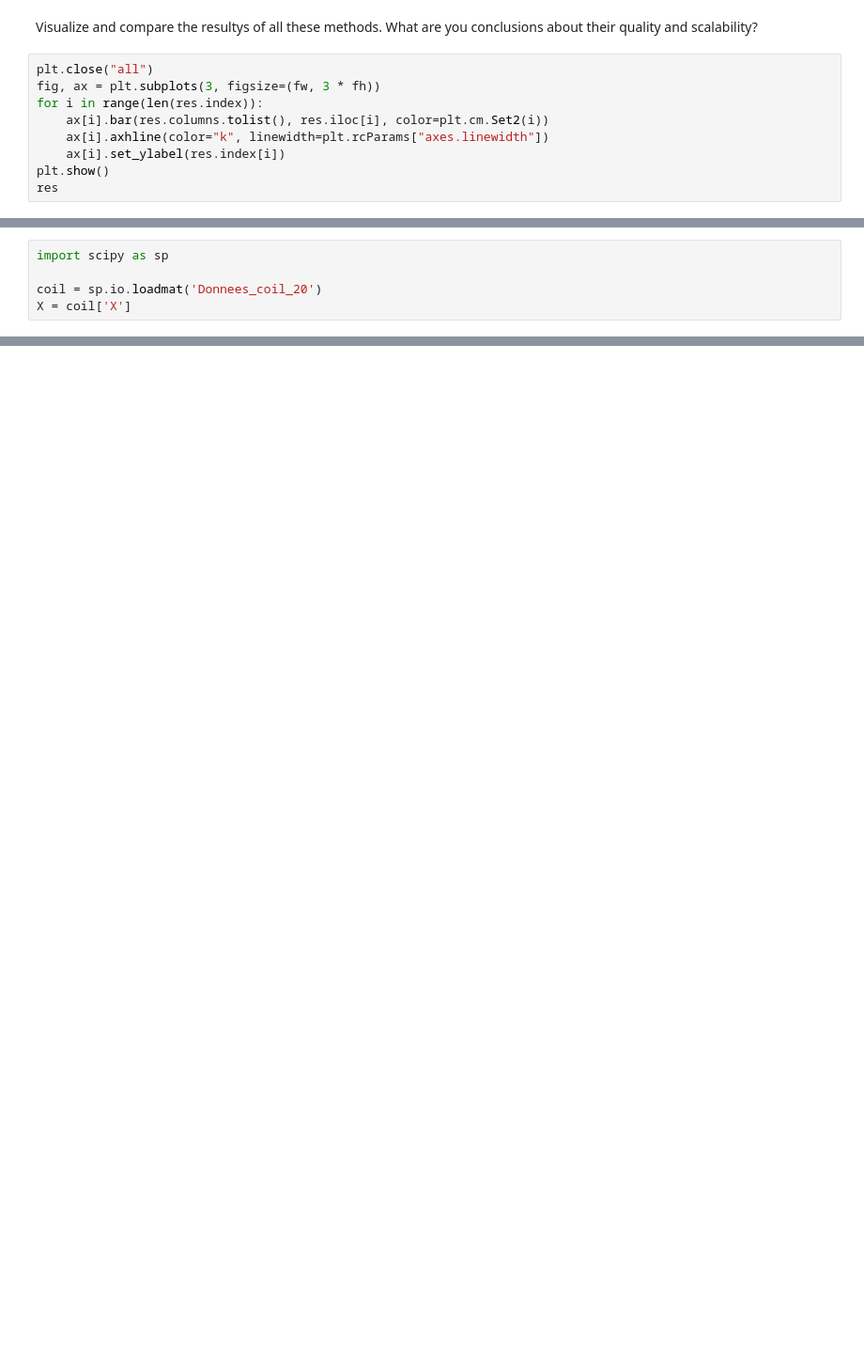
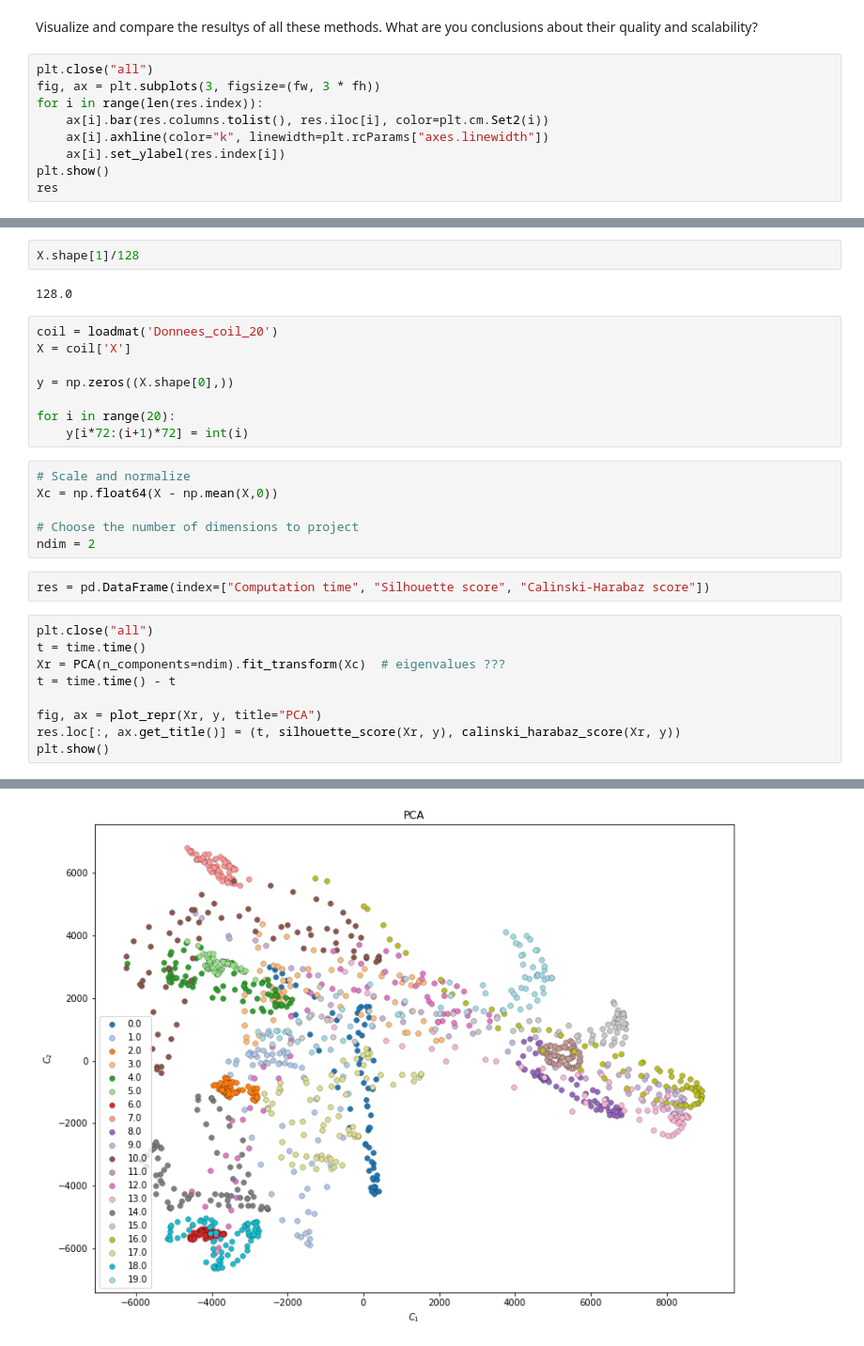
Before and after one commit to 0xSalim/data_visualization, a Jupyter notebook: TP8.ipynb, the cells around one changed output, grey strips where cells are left out. Shown: that part at 94% size. Drawn from its saved outputs; the diff is of its cells as text; blank space fills up the shorter version.

```diff
--- a/TP8.ipynb
+++ b/TP8.ipynb
@@ -179,5 +182,30 @@ Your turn: try to compare these methods ont he COIL-20 data set
-# %%
-import scipy as sp
-
-coil = sp.io.loadmat('Donnees_coil_20')
-X = coil['X']
+# %%
+X.shape[1]/128
+# %% [output]
+128.0
+# %%
+coil = loadmat('Donnees_coil_20')
+X = coil['X']
+
+y = np.zeros((X.shape[0],))
+
+for i in range(20):
+    y[i*72:(i+1)*72] = int(i)
+# %%
+# Scale and normalize
+Xc = np.float64(X - np.mean(X,0))
+
+# Choose the number of dimensions to project
+ndim = 2
+# %%
+res = pd.DataFrame(index=["Computation time", "Silhouette score", "Calinski-Harabaz score"])
+# %%
+plt.close("all")
+t = time.time()
+Xr = PCA(n_components=ndim).fit_transform(Xc)  # eigenvalues ???
+t = time.time() - t
+
+fig, ax = plot_repr(Xr, y, title="PCA")
+res.loc[:, ax.get_title()] = (t, silhouette_score(Xr, y), calinski_harabaz_score(Xr, y))
+plt.show()
+# %% [output]
@@ -183,0 +232 @@ X = coil['X']
+[figure, added]
```
Also changed, not shown: parts of 12 cells of this notebook, 1 other file.
